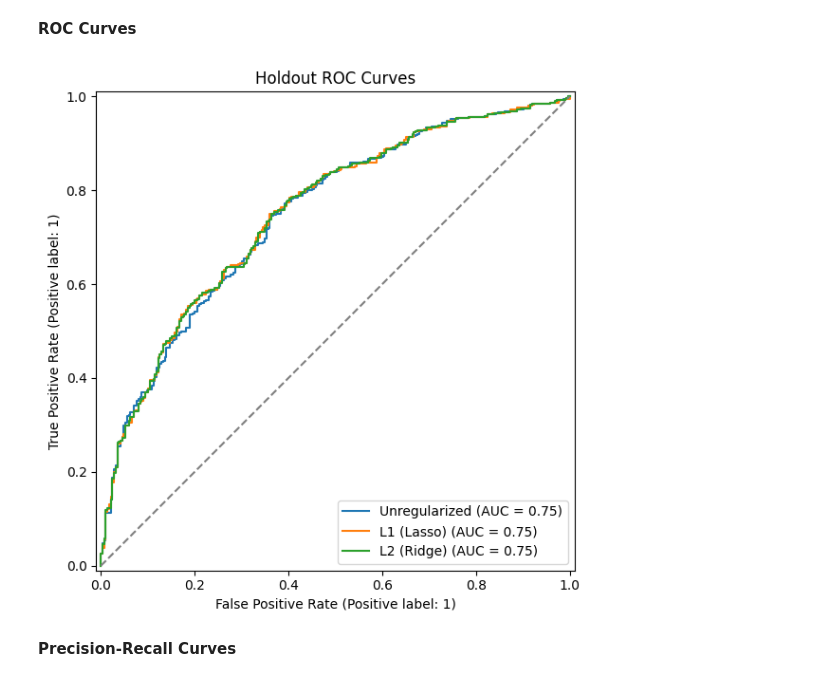
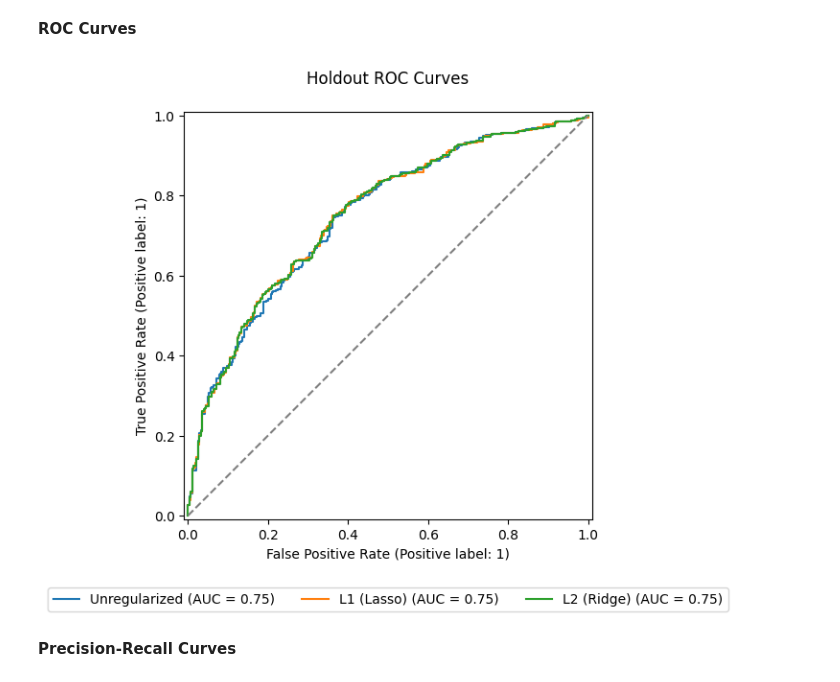
Before and after one commit to bahmedx/730, a Jupyter notebook: Predictive_Modeling_in_Marketing_Analytics.ipynb, the cells around one changed output. Saved outputs shown, nothing was run; the diff lists cells and outputs as text; code cells hidden in the pictures.

```diff
--- a/Predictive_Modeling_in_Marketing_Analytics.ipynb
+++ b/Predictive_Modeling_in_Marketing_Analytics.ipynb
@@ -828,27 +829,28 @@ weighted avg     0.6941    0.6933    0.6937       675
 # %%
 fig, ax = plt.subplots(figsize=(8, 6))
 
 for name, model in models.items():
     RocCurveDisplay.from_estimator(
         model,
         X_test,
         y_test,
         name=name,
         ax=ax
     )
 
 ax.plot(
     [0, 1],
     [0, 1],
     linestyle="--",
     color="gray"
 )
 
-ax.set_title("Holdout ROC Curves")
+ax.set_title("Holdout ROC Curves\n")
+plt.legend(loc="upper center", bbox_to_anchor=(0.5, -0.15), ncol=3)
 plt.tight_layout()
 plt.show()
 # %% [output]
-[figure, old version]
+[figure, new version]
 # %% [markdown]
 **Precision-Recall Curves**
 # %%
```
Also changed, not shown: parts of 4 cells of this notebook.
